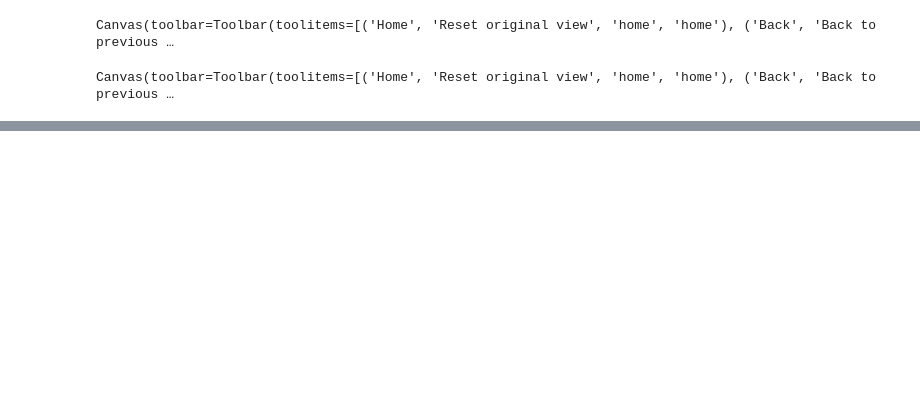
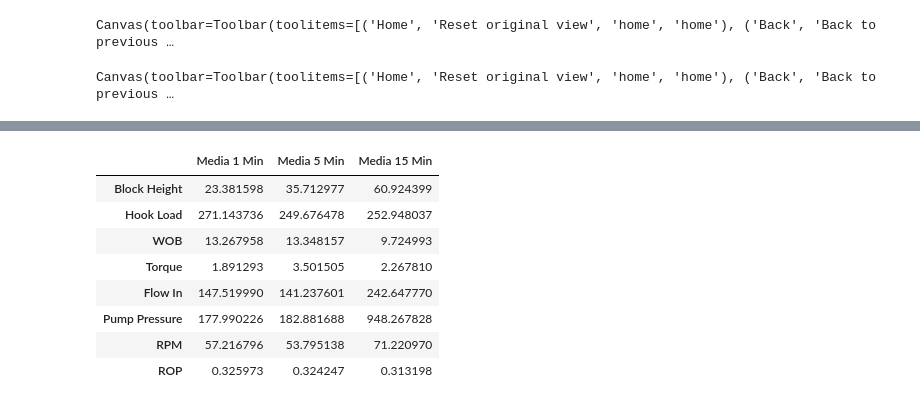
Before and after one commit to diegojeda/Proyecto-Maestria, a Jupyter notebook: Data Final/EDA.ipynb, the cells around one changed output, grey strips where cells are left out. Cells and saved outputs as stored; diff of their text form; code cells hidden in the pictures; blank space fills up the shorter version.

```diff
--- a/Data Final/EDA.ipynb
+++ b/Data Final/EDA.ipynb
@@ -275,0 +363,12 @@ medias_tiempo_previo_tot(df,1,5,15)
+# %%
+medias_tiempo_previo_tot(df,"POOH",1,5,15)
+# %% [output]
+|  | Media 1 Min | Media 5 Min | Media 15 Min |
+| Block Height | 23.381598 | 35.712977 | 60.924399 |
+| Hook Load | 271.143736 | 249.676478 | 252.948037 |
+| WOB | 13.267958 | 13.348157 | 9.724993 |
+| Torque | 1.891293 | 3.501505 | 2.267810 |
+| Flow In | 147.519990 | 141.237601 | 242.647770 |
+| Pump Pressure | 177.990226 | 182.881688 | 948.267828 |
+| RPM | 57.216796 | 53.795138 | 71.220970 |
+| ROP | 0.325973 | 0.324247 | 0.313198 |
```
Also changed, not shown: parts of 26 cells of this notebook, 5 other files.
